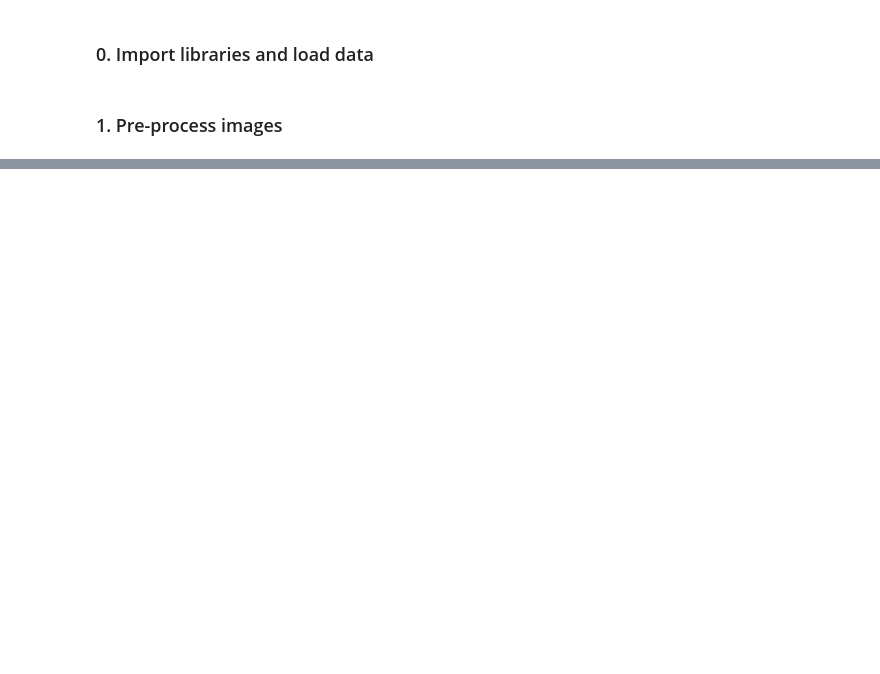
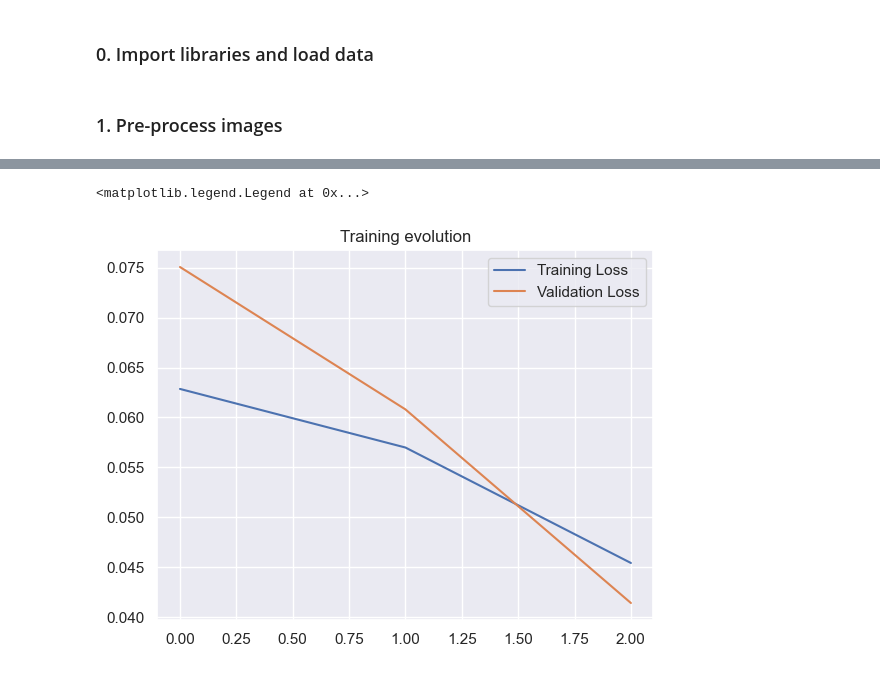
Before and after one commit to Bindila-Bogdan/Content-Based-Image-Retrieval, a Jupyter notebook: notebooks/convolutional_autoencoder.ipynb, the cells around one changed output, grey strips where cells are left out. Drawn from its saved outputs; the diff is of its cells as text; code cells hidden in the pictures; blank space fills up the shorter version.

```diff
--- a/notebooks/convolutional_autoencoder.ipynb
+++ b/notebooks/convolutional_autoencoder.ipynb
@@ -110,0 +133,14 @@ display_reshaped_image(database_images, m_imgs, image_index=6)
+# %%
+input_layer = Input(shape=smallest_image_shape)
+conv_2d_1 = Conv2D(16, (3, 3), activation='relu', padding='same', strides=2)(input_layer)
+conv_2d_2 = Conv2D(8, (3, 3), activation='relu', padding='same', strides=2)(conv_2d_1)
+
+conv_2d_t_1 = Conv2DTranspose(8, kernel_size=3, strides=2, activation='relu', padding='same')(conv_2d_2)
+conv_2d_t_2 = Conv2DTranspose(16, kernel_size=3, strides=2, activation='relu', padding='same')(conv_2d_t_1)
+output_layer = Conv2D(3, kernel_size=(3, 3), activation='sigmoid', padding='same')(conv_2d_t_2)
+
+autoencoder = Model(inputs=input_layer, outputs=output_layer)
+encoder = Model(inputs=input_layer, outputs=conv_2d_2)
+
+autoencoder.compile(loss='mean_squared_error', optimizer='adam')
+autoencoder.summary()
@@ -110,0 +165,2 @@ display_reshaped_image(database_images, m_imgs, image_index=6)
+# %%
+history = autoencoder.fit(database_images, database_images, epochs=3, batch_size=64, validation_split=0.1, shuffle=True)
@@ -110,0 +174,9 @@ display_reshaped_image(database_images, m_imgs, image_index=6)
+# %%
+plt.plot(history.history["loss"])
+plt.plot(history.history["val_loss"])
+
+plt.title("Training evolution")
+plt.legend(["Training Loss", "Validation Loss"])
+# %% [output]
+<matplotlib.legend.Legend at 0x...>
+[figure, added]
```
Also changed, not shown: parts of 12 cells of this notebook.
